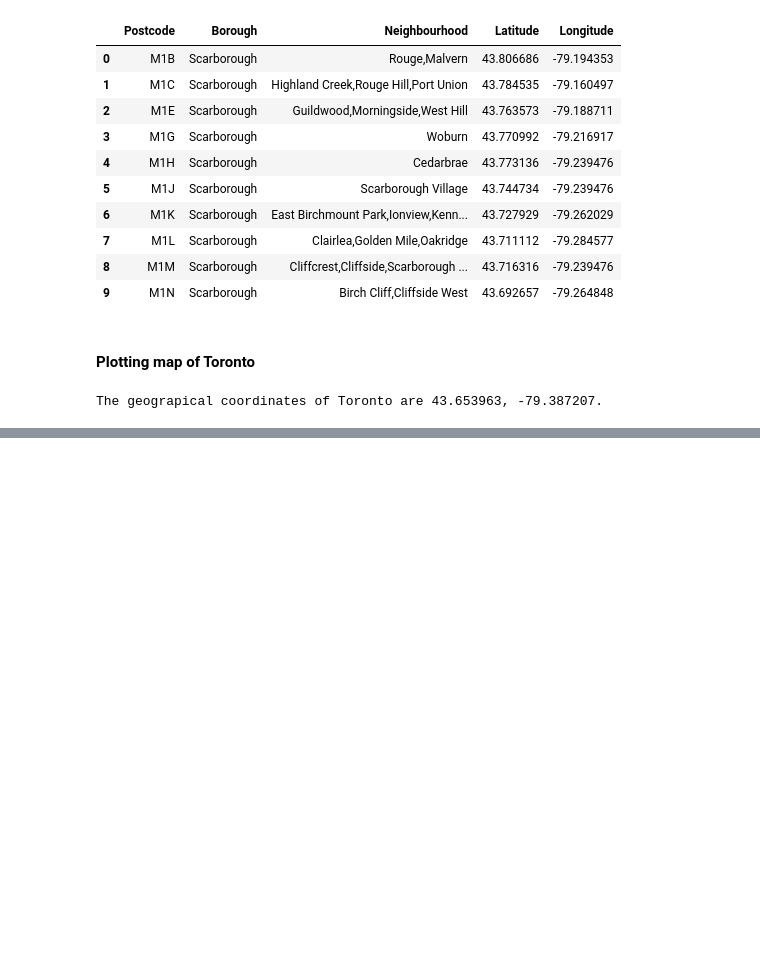
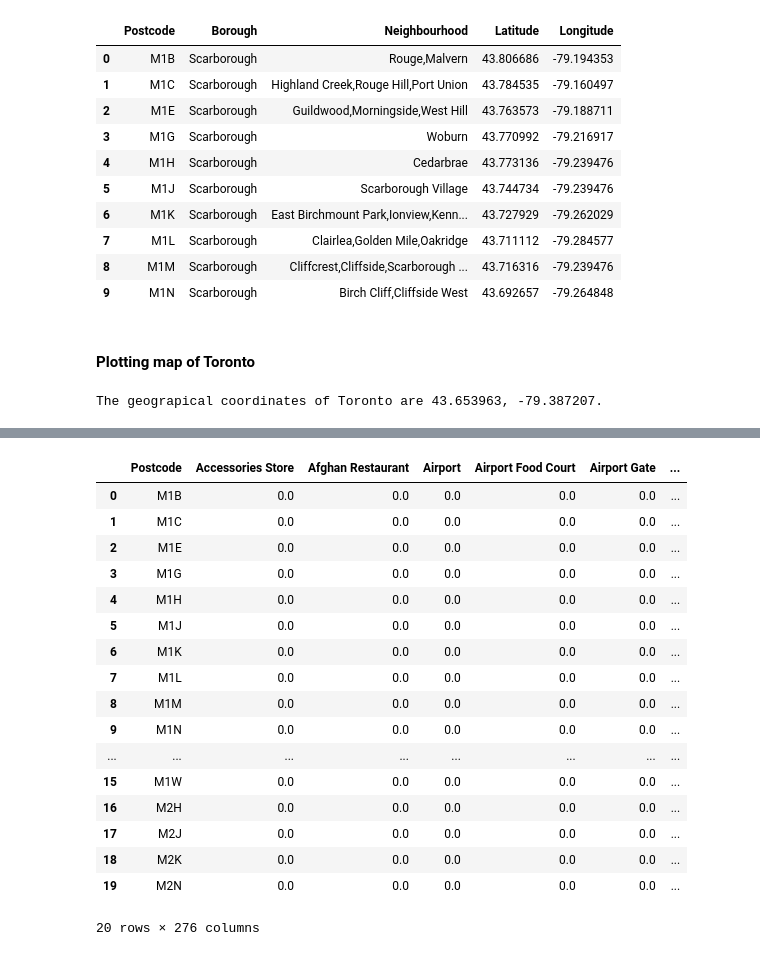
Before and after one commit to humanshado/Coursera_Capstone, a Jupyter notebook: Exploring Toronto Neighborhoods.ipynb, the cells around one changed output, grey strips where cells are left out. Drawn from its saved outputs; the diff is of its cells as text; code cells hidden in the pictures; blank space fills up the shorter version.

```diff
--- a/Exploring Toronto Neighborhoods.ipynb
+++ b/Exploring Toronto Neighborhoods.ipynb
@@ -170,0 +180,7 @@ map_toronto
+# %%
+# define Foursquare credentials
+dotenv.load_dotenv()
+
+CLIENT_ID = os.getenv("FOURSQUARE_ID")
+CLIENT_SECRET = os.getenv("FOURSQUARE_SECRET")
+VERSION = '20180605' # Foursquare API version
@@ -170,0 +232,12 @@ map_toronto
+# %%
+# one hot encoding
+toronto_onehot = pd.get_dummies(toronto_venues[['Venue Category']], prefix="", prefix_sep="")
+
+# add neighborhood column back to dataframe
+toronto_onehot['Postcode'] = toronto_venues['Postcode']
+
+# move neighborhood column to the first column
+fixed_columns = [toronto_onehot.columns[-1]] + list(toronto_onehot.columns[:-1])
+toronto_onehot = toronto_onehot[fixed_columns]
+
+toronto_onehot.head()
@@ -170,0 +252,24 @@ map_toronto
+# %%
+# let's group rows by neighborhood and by taking the mean of the frequency of occurrence of each category
+
+toronto_grouped = toronto_onehot.groupby('Postcode').mean().reset_index()
+toronto_grouped.head(20)
+# %% [output]
+|  | Postcode | Accessories Store | Afghan Restaurant | Airport | Airport Food Court | Airport Gate | ... |
+| 0 | M1B | 0.0 | 0.0 | 0.0 | 0.0 | 0.0 | ... |
+| 1 | M1C | 0.0 | 0.0 | 0.0 | 0.0 | 0.0 | ... |
+| 2 | M1E | 0.0 | 0.0 | 0.0 | 0.0 | 0.0 | ... |
+| 3 | M1G | 0.0 | 0.0 | 0.0 | 0.0 | 0.0 | ... |
+| 4 | M1H | 0.0 | 0.0 | 0.0 | 0.0 | 0.0 | ... |
+| 5 | M1J | 0.0 | 0.0 | 0.0 | 0.0 | 0.0 | ... |
+| 6 | M1K | 0.0 | 0.0 | 0.0 | 0.0 | 0.0 | ... |
+| 7 | M1L | 0.0 | 0.0 | 0.0 | 0.0 | 0.0 | ... |
+| 8 | M1M | 0.0 | 0.0 | 0.0 | 0.0 | 0.0 | ... |
+| 9 | M1N | 0.0 | 0.0 | 0.0 | 0.0 | 0.0 | ... |
+| ... | ... | ... | ... | ... | ... | ... | ... |
+| 15 | M1W | 0.0 | 0.0 | 0.0 | 0.0 | 0.0 | ... |
+| 16 | M2H | 0.0 | 0.0 | 0.0 | 0.0 | 0.0 | ... |
+| 17 | M2J | 0.0 | 0.0 | 0.0 | 0.0 | 0.0 | ... |
+| 18 | M2K | 0.0 | 0.0 | 0.0 | 0.0 | 0.0 | ... |
+| 19 | M2N | 0.0 | 0.0 | 0.0 | 0.0 | 0.0 | ... |
+20 rows × 276 columns
```
Also changed, not shown: parts of 28 cells of this notebook, 2 other files.
